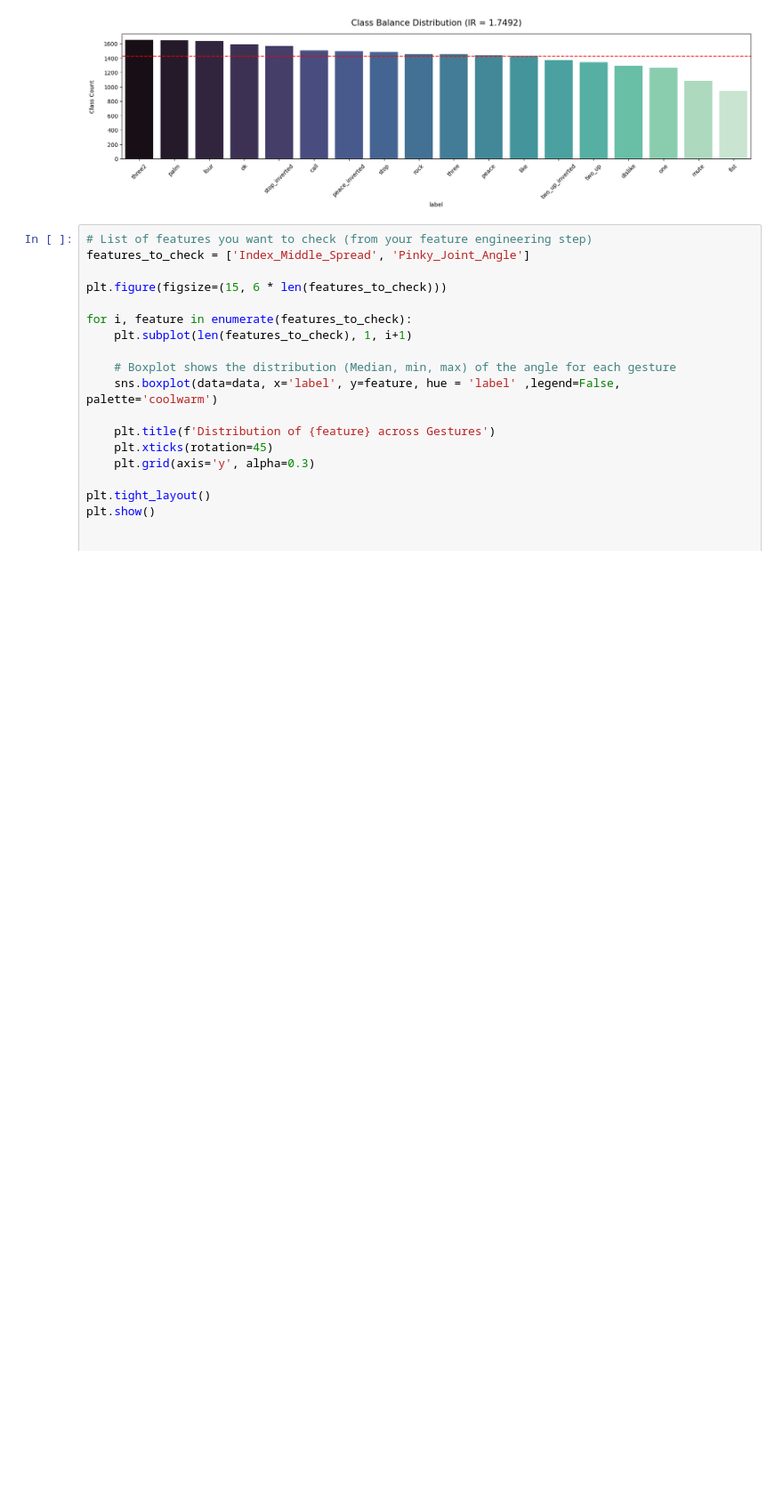
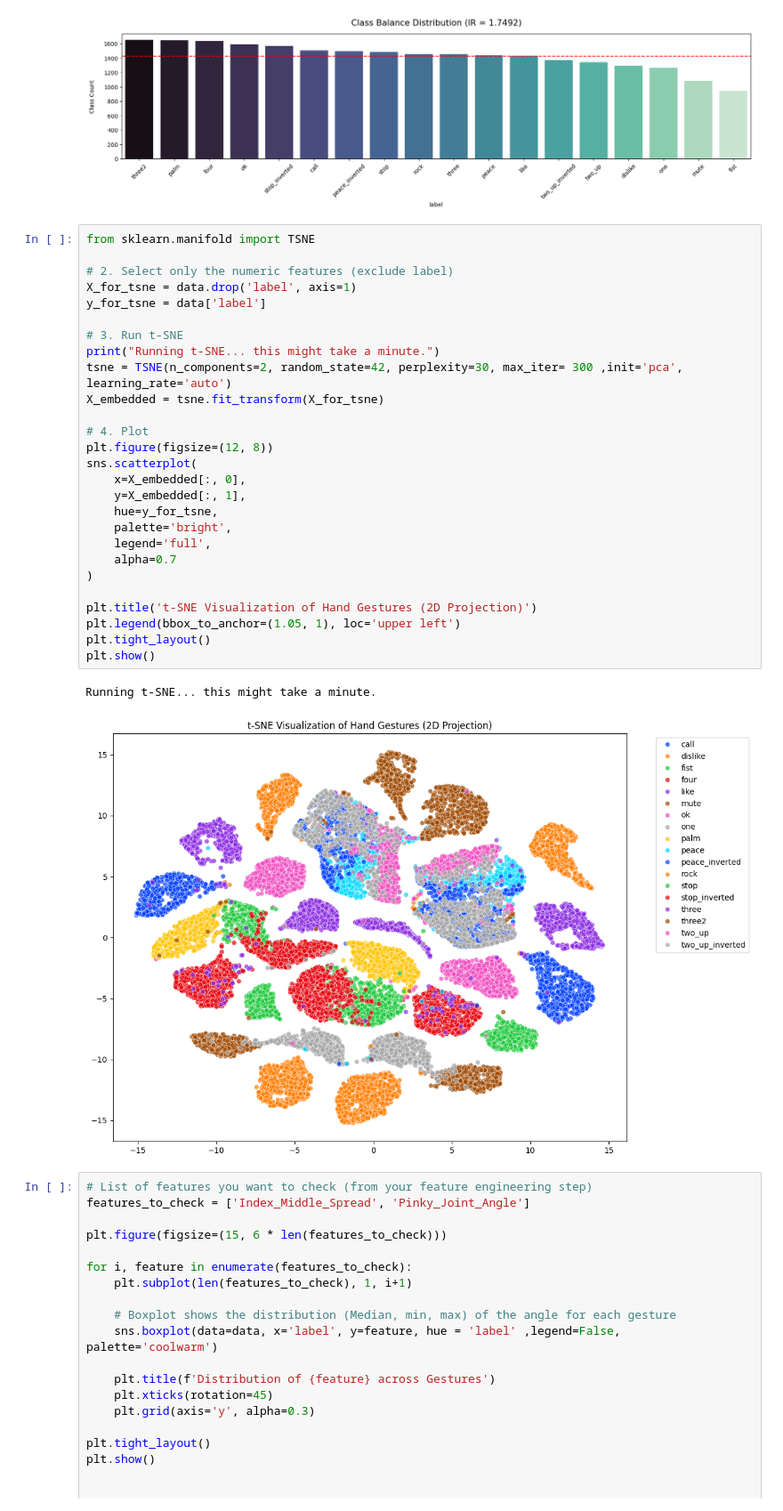
Before and after one commit to Muhammed-M/Hand_Gesture_Project_ML1, a Jupyter notebook: Training_Process.ipynb, the cells around one changed output. Shown at 89% size. Drawn from its saved outputs; the diff is of its cells as text; blank space fills up the shorter version.

```diff
--- a/Training_Process.ipynb
+++ b/Training_Process.ipynb
@@ -229,6 +223,36 @@ plt.show()
 # %% [output]
 Imbalance Ratio (IR) =  1.7492063492063492
 [figure]
+# %%
+from sklearn.manifold import TSNE
+
+# 2. Select only the numeric features (exclude label)
+X_for_tsne = data.drop('label', axis=1)
+y_for_tsne = data['label']
+
+# 3. Run t-SNE
+print("Running t-SNE... this might take a minute.")
+tsne = TSNE(n_components=2, random_state=42, perplexity=30, max_iter= 300 ,init='pca', learning_rate='auto')
+X_embedded = tsne.fit_transform(X_for_tsne)
+
+# 4. Plot
+plt.figure(figsize=(12, 8))
+sns.scatterplot(
+    x=X_embedded[:, 0],
+    y=X_embedded[:, 1],
+    hue=y_for_tsne,
+    palette='bright',
+    legend='full',
+    alpha=0.7
+)
+
+plt.title('t-SNE Visualization of Hand Gestures (2D Projection)')
+plt.legend(bbox_to_anchor=(1.05, 1), loc='upper left')
+plt.tight_layout()
+plt.show()
+# %% [output]
+Running t-SNE... this might take a minute.
+[figure, added]
 # %%
 # List of features you want to check (from your feature engineering step)
 features_to_check = ['Index_Middle_Spread', 'Pinky_Joint_Angle']
```
Also changed, not shown: parts of 5 cells of this notebook, 5 other files.
